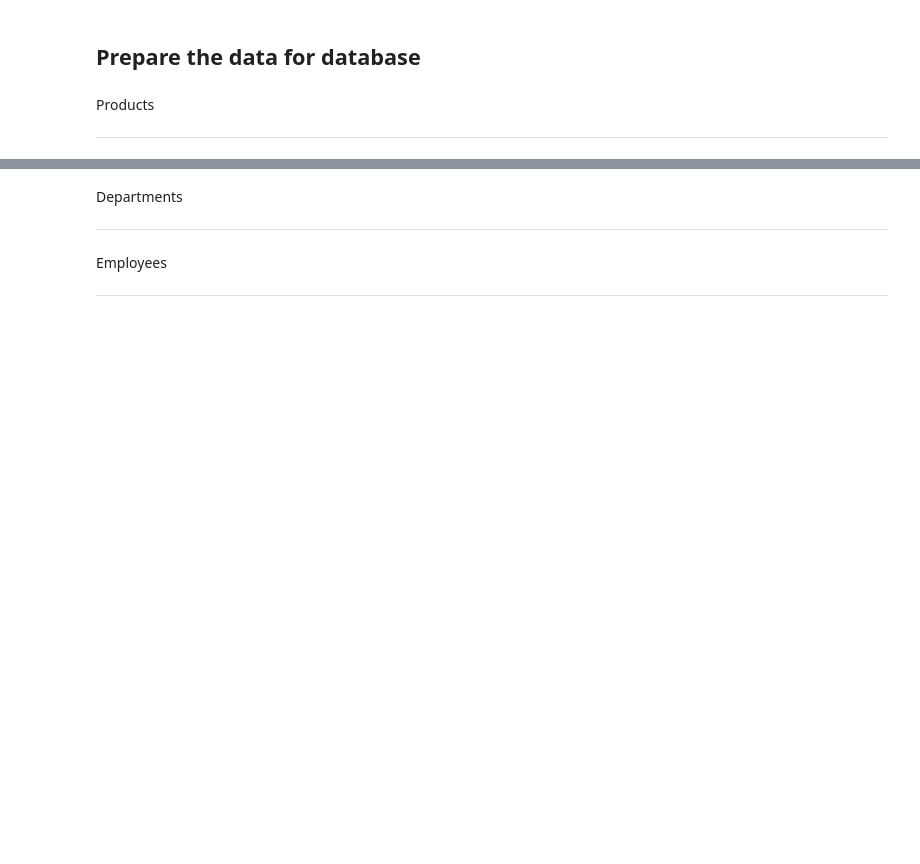
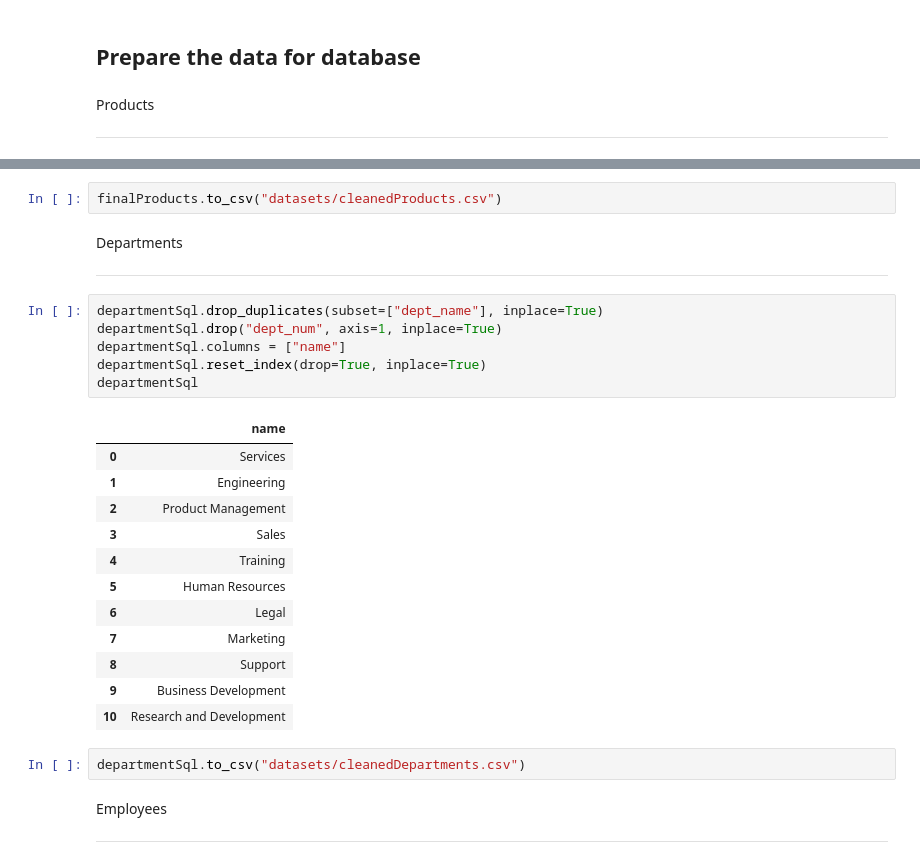
Before and after one commit to AdelGitGud/Notebook-testing-ground, a Jupyter notebook: ECORP1.ipynb, the cells around one changed output, grey strips where cells are left out. Saved outputs shown, nothing was run; the diff lists cells and outputs as text; blank space fills up the shorter version.

```diff
--- a/ECORP1.ipynb
+++ b/ECORP1.ipynb
@@ -253,7 +273,30 @@ finalProducts.head()
+# %%
+finalProducts.to_csv("datasets/cleanedProducts.csv")
 # %% [markdown]
 Departments
 
 ---
+# %%
+departmentSql.drop_duplicates(subset=["dept_name"], inplace=True)
+departmentSql.drop("dept_num", axis=1, inplace=True)
+departmentSql.columns = ["name"]
+departmentSql.reset_index(drop=True, inplace=True)
+departmentSql
+# %% [output]
+|  | name |
+| 0 | Services |
+| 1 | Engineering |
+| 2 | Product Management |
+| 3 | Sales |
+| 4 | Training |
+| 5 | Human Resources |
+| 6 | Legal |
+| 7 | Marketing |
+| 8 | Support |
+| 9 | Business Development |
+| 10 | Research and Development |
+# %%
+departmentSql.to_csv("datasets/cleanedDepartments.csv")
 # %% [markdown]
 Employees
 
```
Also changed, not shown: parts of 11 cells of this notebook.
